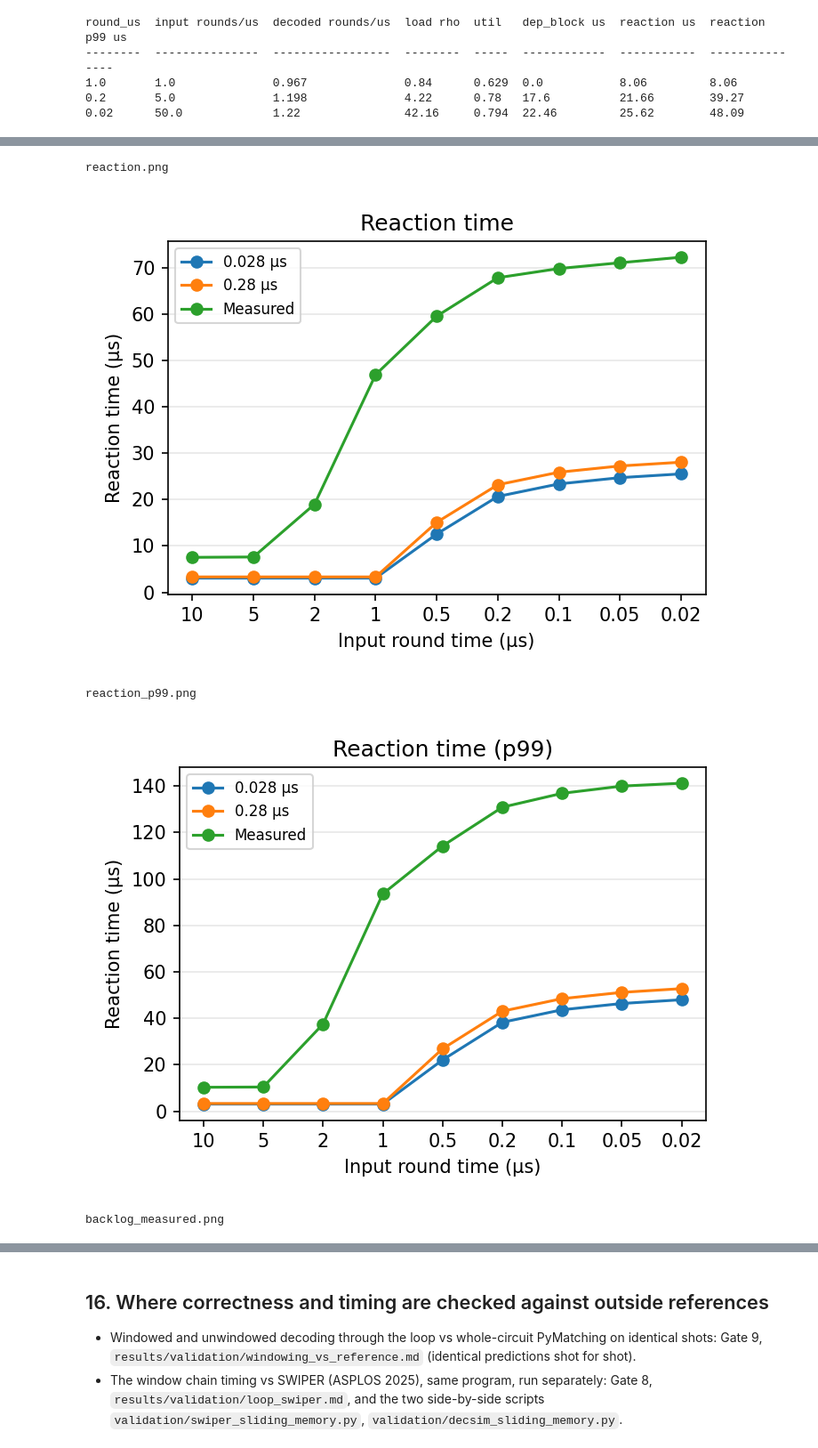
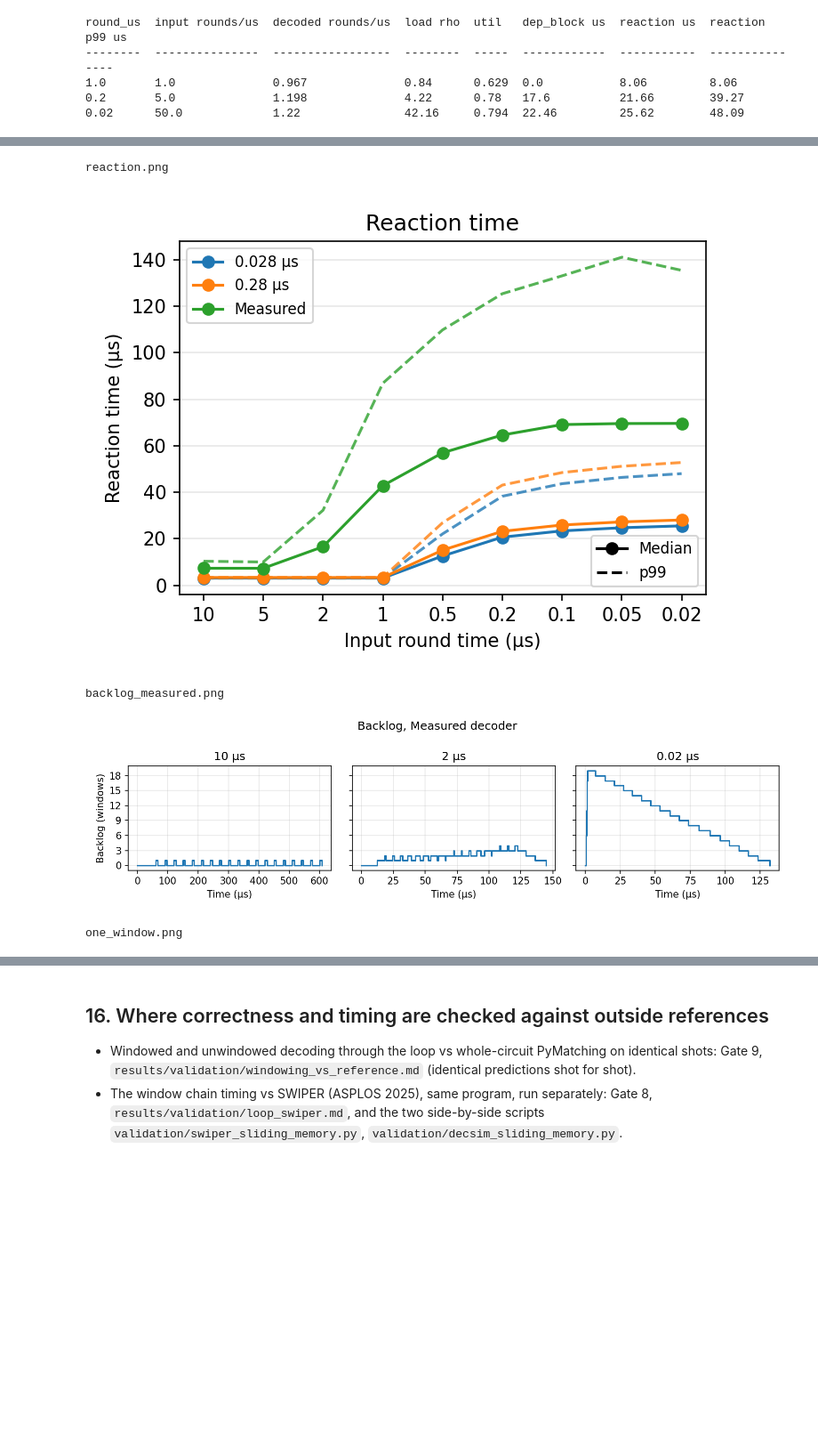
Before and after one commit to Subashkatel/decsim, a Jupyter notebook: experiments/baseline/baseline_walkthrough.ipynb, the cells around one changed output, grey strips where cells are left out. Shown at 89% size. Saved outputs shown, nothing was run; the diff lists cells and outputs as text; code cells hidden in the pictures; blank space fills up the shorter version.

Commit message:
figures: reaction median solid and p99 dashed in one plot; keep-up as output rate over input rate with the keeps-up line at 1

```diff
--- a/experiments/baseline/baseline_walkthrough.ipynb
+++ b/experiments/baseline/baseline_walkthrough.ipynb
@@ -700,7 +700,7 @@ Written by `baseline_closed_loop.py` into `experiments/results/baseline_closed_l
 from IPython.display import Image, display
 
 RESULTS = "experiments/results/baseline_closed_loop"
-FIGURES = ("keep_up.png", "reaction.png", "reaction_p99.png", "backlog_measured.png", "one_window.png", "ler/ler.png")
+FIGURES = ("keep_up.png", "reaction.png", "backlog_measured.png", "one_window.png", "ler/ler.png")
 for name in FIGURES:
     path = os.path.join(RESULTS, name)
     if os.path.exists(path):
@@ -714,5 +714,5 @@ keep_up.png
 reaction.png
-[figure, old version]
+[figure, new version]
-reaction_p99.png
+backlog_measured.png
-[figure, old version]
+[figure, new version]
-backlog_measured.png
+one_window.png
```
Also changed, not shown: parts of 8 cells of this notebook, 4 other files.
